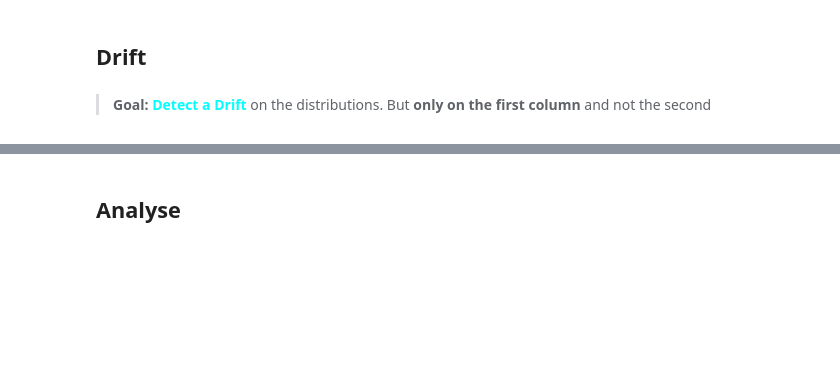
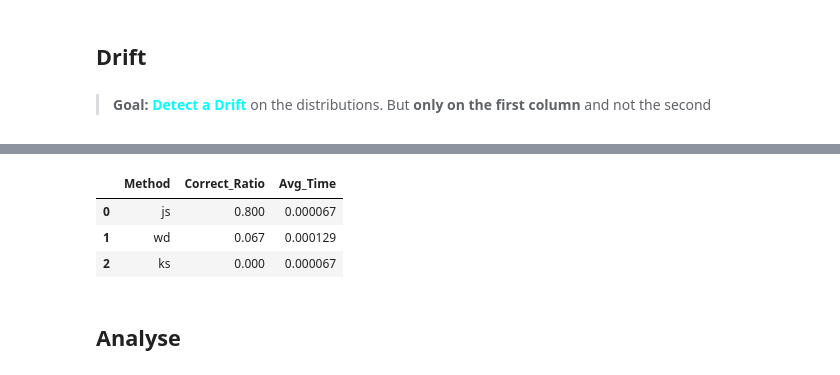
Before and after one commit to TMONTET/Data-Drift, a Jupyter notebook: JS.ipynb, the cells around one changed output, grey strips where cells are left out. Cells and saved outputs as stored; diff of their text form; code cells hidden in the pictures; blank space fills up the shorter version.

Commit message:
add final benchmark

```diff
--- a/JS.ipynb
+++ b/JS.ipynb
@@ -41,10 +41,3 @@ charts.plot_hist(exemple_ref, exemple_new, 'Number')
 ## Drift
 # %% [markdown]
 > **Goal:** <span style="color:cyan">**Detect a Drift**</span> on the distributions. But **only on the first column** and not the second
-# %%
-from detect_drift import DetectDrift
-
-benchmark_prob = []
-detection      = DetectDrift("js")
-js_benchmark_detail, js_benchmark   = detection.method_drift(dfs)
-js_benchmark
@@ -88,3 +44,22 @@ js_benchmark_detail
+# %%
+from detect_drift import DetectDrift
+
+list_methods  = ["js", "wd", "ks"]
+all_benchmark = []
+
+for method in list_methods:
+    detection   = DetectDrift(method)
+    benchmark_detail, benchmark = detection.method_drift(dfs)
+    all_benchmark.append({'Test': method, "Result": (benchmark_detail, benchmark)})
+
+final_benchmark = detection.final_benchmark(all_benchmark)
+# %%
+final_benchmark
+# %% [output]
+|  | Method | Correct_Ratio | Avg_Time |
+| 0 | js | 0.800 | 0.000067 |
+| 1 | wd | 0.067 | 0.000129 |
+| 2 | ks | 0.000 | 0.000067 |
 # %% [markdown]
 ## Analyse
 # %% [markdown]
```
Also changed, not shown: parts of 3 cells of this notebook, 1 other file.
